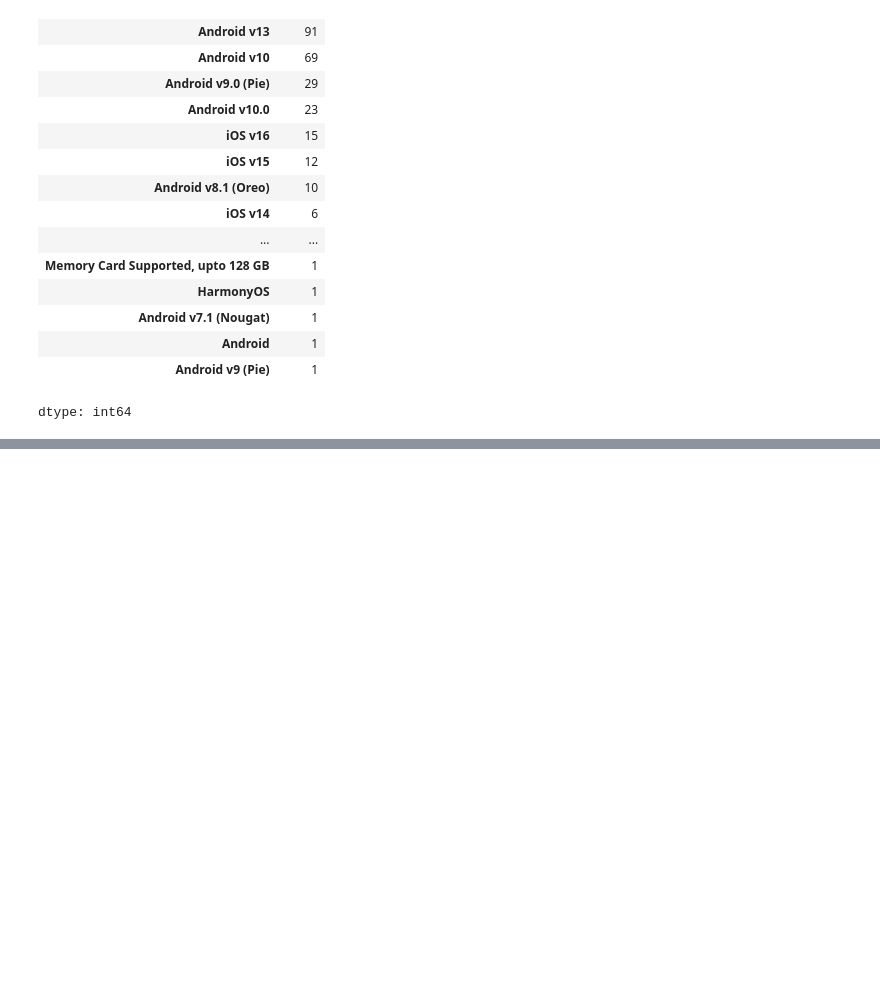
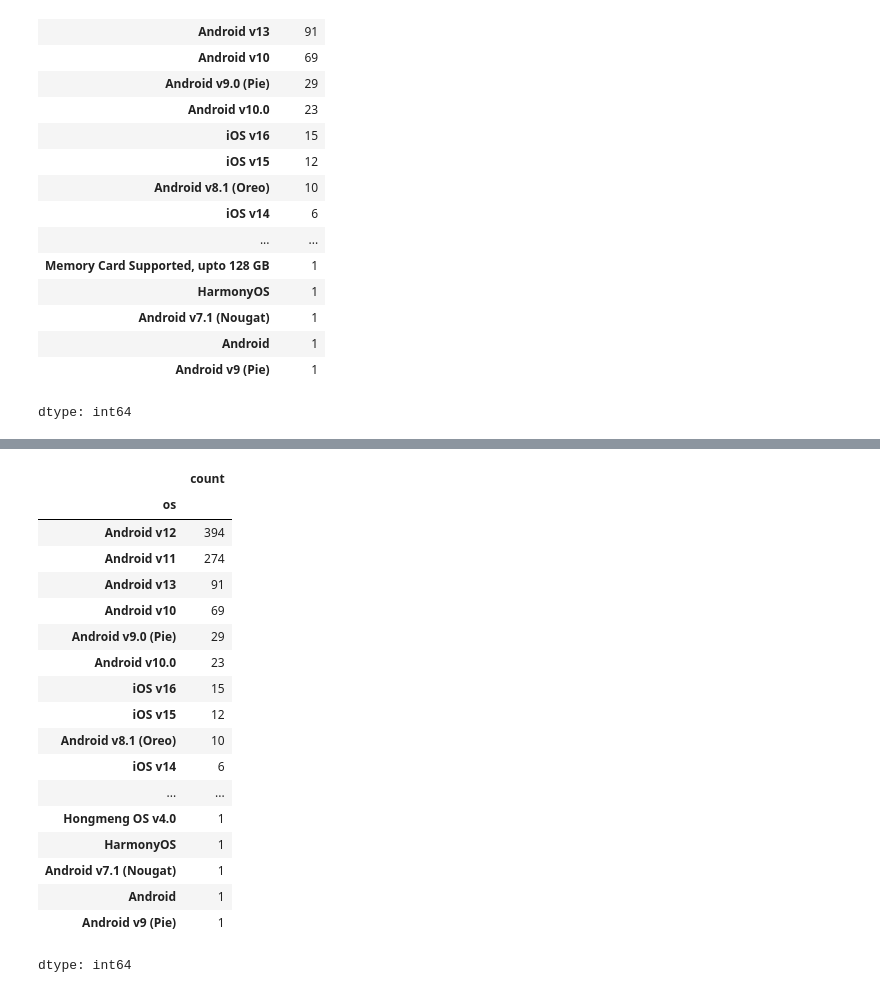
Before and after one commit to Muhammad-Waleed-Source/Data-Analysis-Process, a Jupyter notebook: Data Cleaning/1-Data-Cleaning.ipynb, the cells around one changed output, grey strips where cells are left out. Cells and saved outputs as stored; diff of their text form; code cells hidden in the pictures; blank space fills up the shorter version.

Commit message:
Replaced unnecassary values of os col with NaN

```diff
--- a/Data Cleaning/1-Data-Cleaning.ipynb
+++ b/Data Cleaning/1-Data-Cleaning.ipynb
@@ -798,0 +801,2 @@ df1[df1['os'].str.contains('Memory Card')]
+# %%
+df1.loc[temp_df.index, 'os'] = np.nan
@@ -798,0 +825,5 @@ df1[df1['os'].str.contains('Memory Card')]
+# %%
+# so using this approach
+
+temp_df = df1[df1['os'] == 'Bluetooth']
+temp_df
@@ -798,0 +833,26 @@ df1[df1['os'].str.contains('Memory Card')]
+# %%
+df1.loc[temp_df.index, 'os'] = np.nan
+# %%
+df1['os'].value_counts()
+
+# now we only have operating system related values in os col
+# %% [output]
+|  | count |
+| os |  |
+| Android v12 | 394 |
+| Android v11 | 274 |
+| Android v13 | 91 |
+| Android v10 | 69 |
+| Android v9.0 (Pie) | 29 |
+| Android v10.0 | 23 |
+| iOS v16 | 15 |
+| iOS v15 | 12 |
+| Android v8.1 (Oreo) | 10 |
+| iOS v14 | 6 |
+| ... | ... |
+| Hongmeng OS v4.0 | 1 |
+| HarmonyOS | 1 |
+| Android v7.1 (Nougat) | 1 |
+| Android | 1 |
+| Android v9 (Pie) | 1 |
+dtype: int64
```
Also changed, not shown: parts of 4 cells of this notebook.
